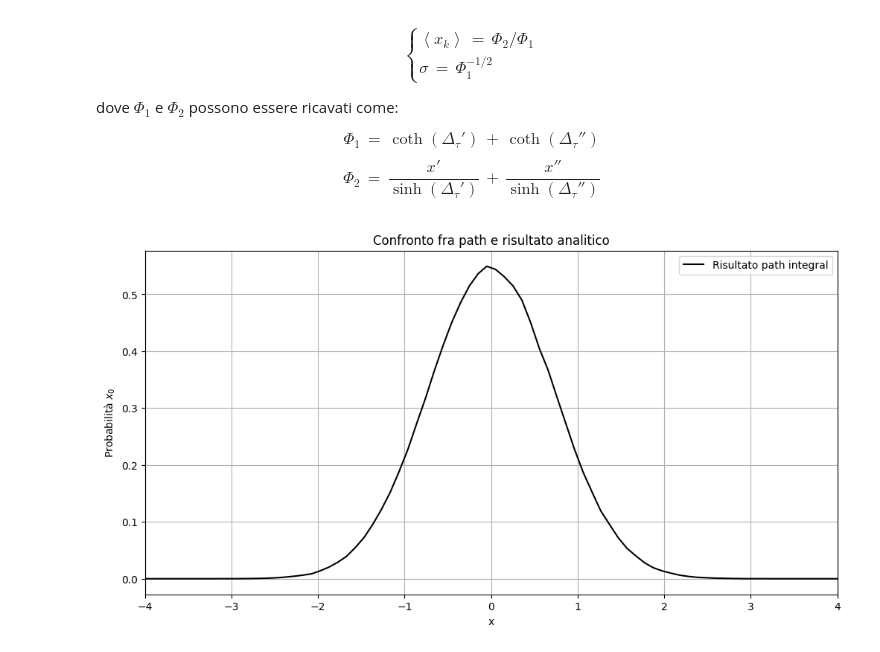
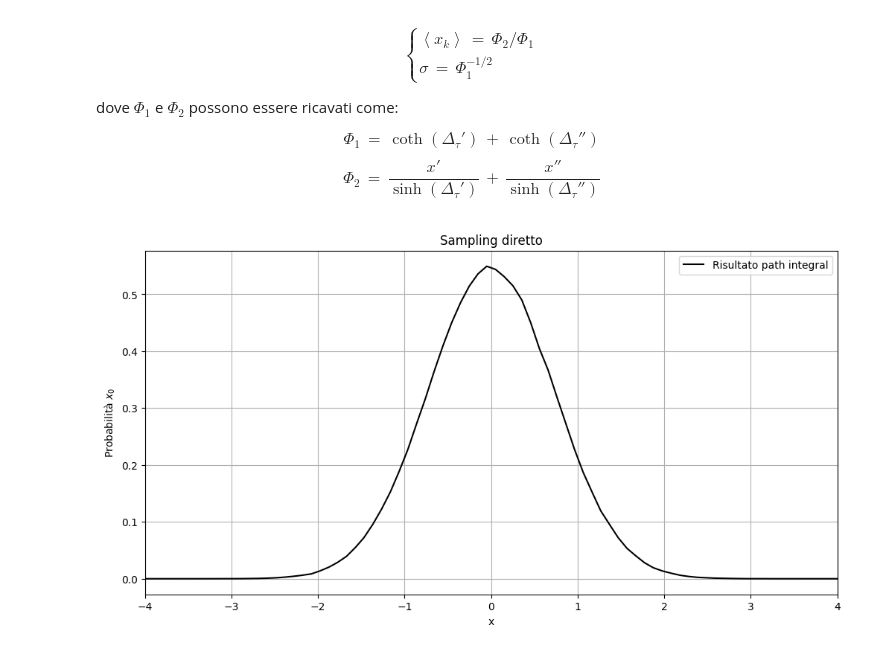
Before and after one commit to Negrini085/FSA, a Jupyter notebook: monteCarloPath/path.ipynb, the cells around one changed output. Saved outputs shown, nothing was run; the diff lists cells and outputs as text; code cells hidden in the pictures.

```diff
--- a/monteCarloPath/path.ipynb
+++ b/monteCarloPath/path.ipynb
@@ -136,18 +136,18 @@ $$
 # %%
 plt.figure(figsize=(12,6))
 
 x = np.linspace(-4, 4, 80)
-appo = np.loadtxt('directPath/histo.dat')
+appo1 = np.loadtxt('directPath/histo.dat')
 
-plt.plot(x,appo/sum((x[1]-x[0])*appo), color = 'black', label = 'Risultato path integral')
+plt.plot(x,appo1/sum((x[1]-x[0])*appo1), color = 'black', label = 'Risultato path integral')
 
 plt.xlabel("x")
 plt.xlim((-4,4))
 plt.ylabel(r"Probabilità $x_0$")
-plt.title("Confronto fra path e risultato analitico")
+plt.title("Sampling diretto")
 
 plt.grid(True)
 plt.legend()
 plt.show()
 # %% [output]
-[figure, old version]
+[figure, new version]
```
Also changed, not shown: parts of 3 cells of this notebook.
